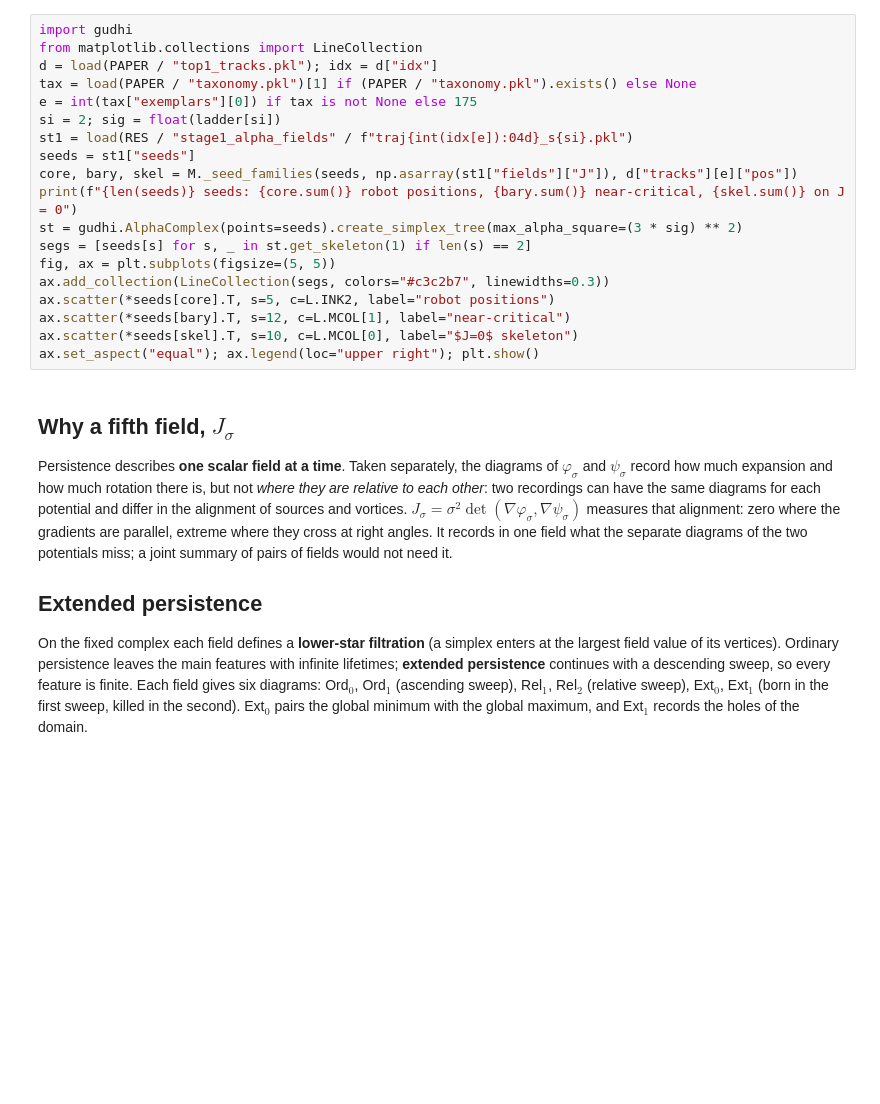
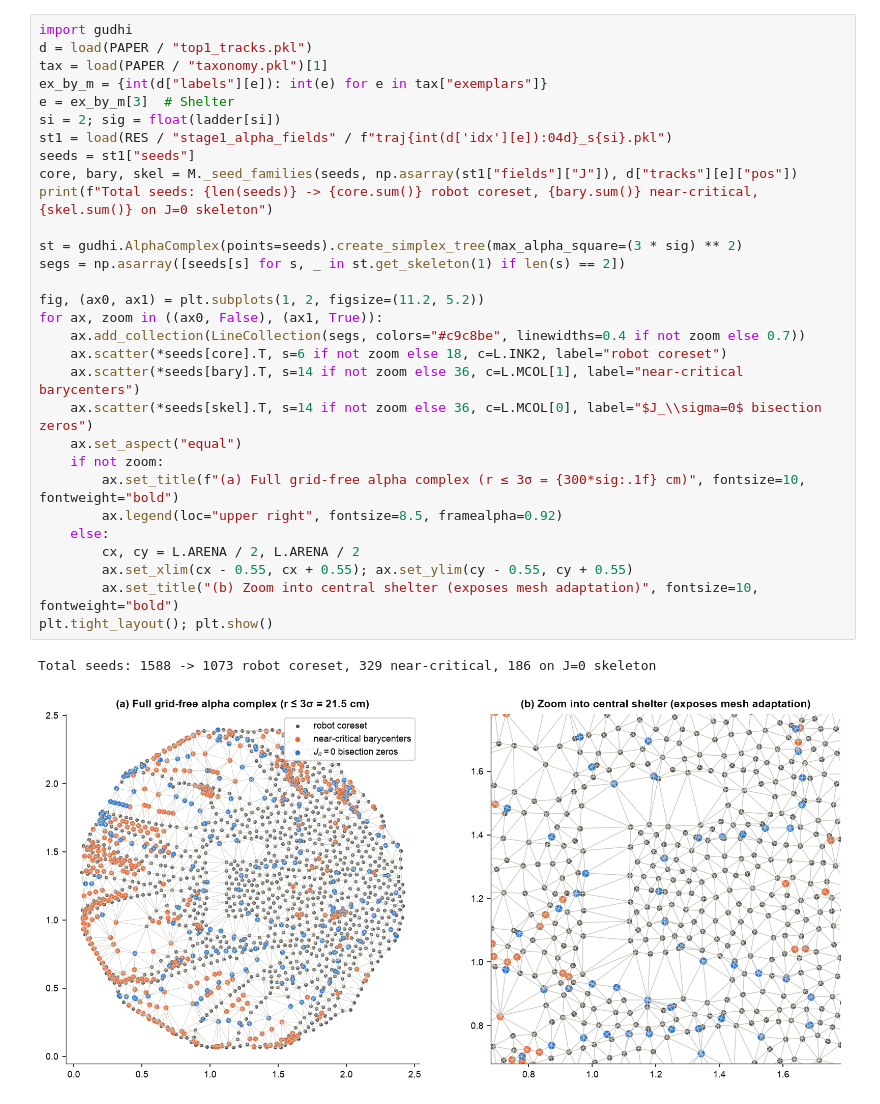
Before and after one commit to Vertu5/paper_topological_kinematics, a Jupyter notebook: notebooks/02_scales_domain_persistence.ipynb, the cells around one changed output. Saved outputs shown, nothing was run; the diff lists cells and outputs as text; blank space fills up the shorter version.

```diff
--- a/notebooks/02_scales_domain_persistence.ipynb
+++ b/notebooks/02_scales_domain_persistence.ipynb
@@ -44,36 +56,33 @@ the domain is the alpha complex of the remaining seeds, truncated at squared rad
 # %%
 import gudhi
-from matplotlib.collections import LineCollection
-d = load(PAPER / "top1_tracks.pkl"); idx = d["idx"]
-tax = load(PAPER / "taxonomy.pkl")[1] if (PAPER / "taxonomy.pkl").exists() else None
-e = int(tax["exemplars"][0]) if tax is not None else 175
+d = load(PAPER / "top1_tracks.pkl")
+tax = load(PAPER / "taxonomy.pkl")[1]
+ex_by_m = {int(d["labels"][e]): int(e) for e in tax["exemplars"]}
+e = ex_by_m[3]  # Shelter
 si = 2; sig = float(ladder[si])
-st1 = load(RES / "stage1_alpha_fields" / f"traj{int(idx[e]):04d}_s{si}.pkl")
+st1 = load(RES / "stage1_alpha_fields" / f"traj{int(d['idx'][e]):04d}_s{si}.pkl")
 seeds = st1["seeds"]
 core, bary, skel = M._seed_families(seeds, np.asarray(st1["fields"]["J"]), d["tracks"][e]["pos"])
-print(f"{len(seeds)} seeds: {core.sum()} robot positions, {bary.sum()} near-critical, {skel.sum()} on J = 0")
+print(f"Total seeds: {len(seeds)} -> {core.sum()} robot coreset, {bary.sum()} near-critical, {skel.sum()} on J=0 skeleton")
+
 st = gudhi.AlphaComplex(points=seeds).create_simplex_tree(max_alpha_square=(3 * sig) ** 2)
-segs = [seeds[s] for s, _ in st.get_skeleton(1) if len(s) == 2]
-fig, ax = plt.subplots(figsize=(5, 5))
-ax.add_collection(LineCollection(segs, colors="#c3c2b7", linewidths=0.3))
-ax.scatter(*seeds[core].T, s=5, c=L.INK2, label="robot positions")
-ax.scatter(*seeds[bary].T, s=12, c=L.MCOL[1], label="near-critical")
-ax.scatter(*seeds[skel].T, s=10, c=L.MCOL[0], label="$J=0$ skeleton")
-ax.set_aspect("equal"); ax.legend(loc="upper right"); plt.show()
+segs = np.asarray([seeds[s] for s, _ in st.get_skeleton(1) if len(s) == 2])
+
+fig, (ax0, ax1) = plt.subplots(1, 2, figsize=(11.2, 5.2))
+for ax, zoom in ((ax0, False), (ax1, True)):
+    ax.add_collection(LineCollection(segs, colors="#c9c8be", linewidths=0.4 if not zoom else 0.7))
+    ax.scatter(*seeds[core].T, s=6 if not zoom else 18, c=L.INK2, label="robot coreset")
+    ax.scatter(*seeds[bary].T, s=14 if not zoom else 36, c=L.MCOL[1], label="near-critical barycenters")
+    ax.scatter(*seeds[skel].T, s=14 if not zoom else 36, c=L.MCOL[0], label="$J_\\sigma=0$ bisection zeros")
+    ax.set_aspect("equal")
+    if not zoom:
+        ax.set_title(f"(a) Full grid-free alpha complex (r ≤ 3σ = {300*sig:.1f} cm)", fontsize=10, fontweight="bold")
+        ax.legend(loc="upper right", fontsize=8.5, framealpha=0.92)
+    else:
+        cx, cy = L.ARENA / 2, L.ARENA / 2
+        ax.set_xlim(cx - 0.55, cx + 0.55); ax.set_ylim(cy - 0.55, cy + 0.55)
+        ax.set_title("(b) Zoom into central shelter (exposes mesh adaptation)", fontsize=10, fontweight="bold")
+plt.tight_layout(); plt.show()
+# %% [output]
+Total seeds: 1588 -> 1073 robot coreset, 329 near-critical, 186 on J=0 skeleton
+[figure, added]
-# %% [markdown]
-## Why a fifth field, $J_\sigma$
-
-Persistence describes **one scalar field at a time**. Taken separately, the diagrams of $\varphi_\sigma$ and $\psi_\sigma$ record how much
-expansion and how much rotation there is, but not *where they are relative to each other*: two recordings can have the
-same diagrams for each potential and differ in the alignment of sources and vortices. $J_\sigma=\sigma^2
-\det(\nabla\varphi_\sigma,\nabla\psi_\sigma)$ measures that alignment: zero where the gradients are parallel, extreme where
-they cross at right angles. It records in one field what the separate diagrams of the two potentials miss; a joint summary of pairs of fields
-would not need it.
-
-## Extended persistence
-
-On the fixed complex each field defines a **lower-star filtration** (a simplex enters at the largest field value of its
-vertices). Ordinary persistence leaves the main features with infinite lifetimes; **extended persistence** continues with
-a descending sweep, so every feature is finite. Each field gives six diagrams: Ord$_0$, Ord$_1$ (ascending sweep),
-Rel$_1$, Rel$_2$ (relative sweep), Ext$_0$, Ext$_1$ (born in the first sweep, killed in the second). Ext$_0$ pairs the global minimum with the global
-maximum, and Ext$_1$ records the holes of the domain.
```
Also changed, not shown: parts of 13 cells of this notebook, 13 other files.
